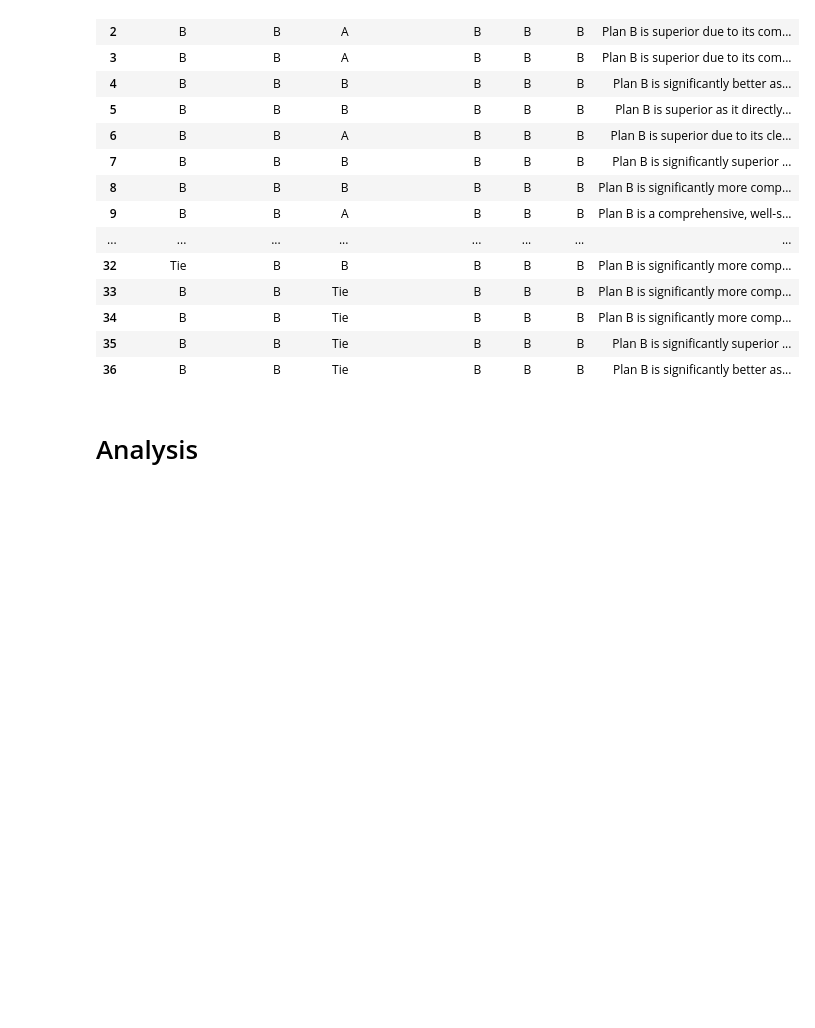
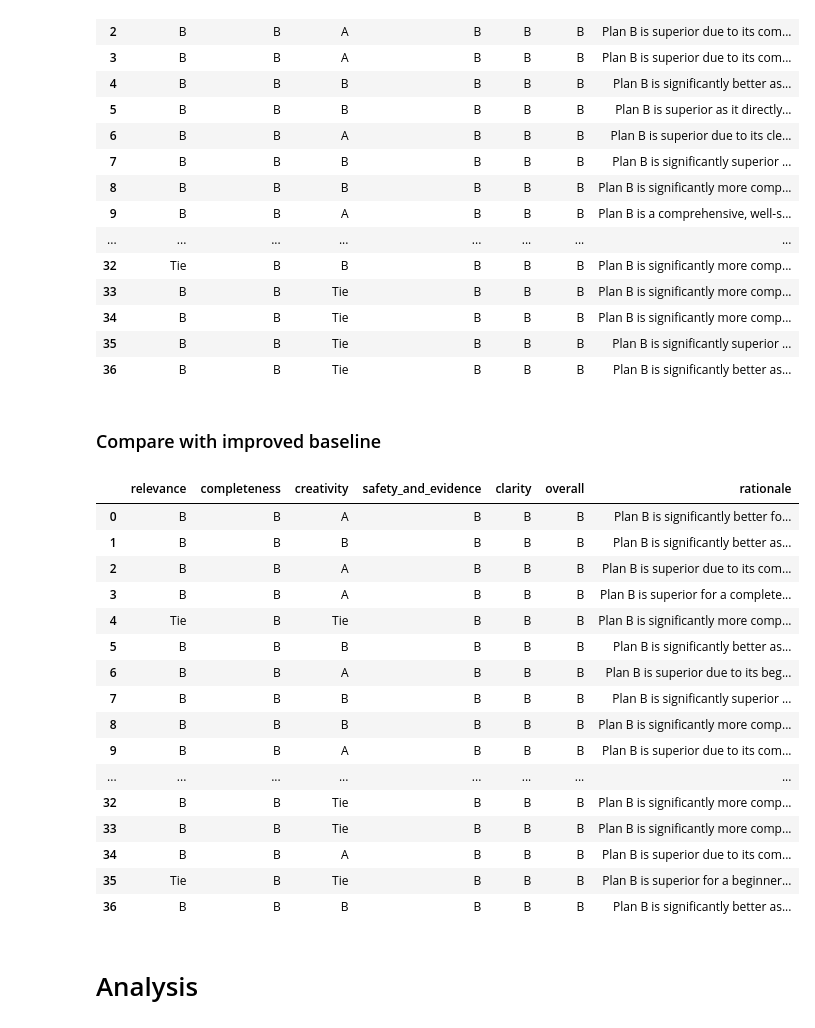
Before and after one commit to AlirezaAK2000/fitness-chatbot, a Jupyter notebook: eval.ipynb, the cells around one changed output. Cells and saved outputs as stored; diff of their text form; code cells hidden in the pictures; blank space fills up the shorter version.

Commit message:
Agent vs Baseline: second evaluation

```diff
--- a/eval.ipynb
+++ b/eval.ipynb
@@ -327,3 +373,32 @@ judges_df
 # %%
 records_df.to_csv('./data/records.csv', index=False)
 judges_df.to_csv('./data/judges.csv', index=False)
+# %% [markdown]
+### Compare with improved baseline
+# %%
+judges = []
+for i, user in records_df.iterrows():
+    j = judge(user['query'], master_df['improved_text'][i], user['agent_plan']).model_dump()
+    time.sleep(10)
+    judges.append(j)
+judges_df_2 = pd.DataFrame(judges)
+# %%
+judges_df_2
+# %% [output]
+|  | relevance | completeness | creativity | safety_and_evidence | clarity | overall | rationale |
+| 0 | B | B | A | B | B | B | Plan B is significantly better fo... |
+| 1 | B | B | B | B | B | B | Plan B is significantly better as... |
+| 2 | B | B | A | B | B | B | Plan B is superior due to its com... |
+| 3 | B | B | A | B | B | B | Plan B is superior for a complete... |
+| 4 | Tie | B | Tie | B | B | B | Plan B is significantly more comp... |
+| 5 | B | B | B | B | B | B | Plan B is significantly better as... |
+| 6 | B | B | A | B | B | B | Plan B is superior due to its beg... |
+| 7 | B | B | B | B | B | B | Plan B is significantly superior ... |
+| 8 | B | B | B | B | B | B | Plan B is significantly more comp... |
+| 9 | B | B | A | B | B | B | Plan B is superior due to its com... |
+| ... | ... | ... | ... | ... | ... | ... | ... |
+| 32 | B | B | Tie | B | B | B | Plan B is significantly more comp... |
+| 33 | B | B | Tie | B | B | B | Plan B is significantly more comp... |
+| 34 | B | B | A | B | B | B | Plan B is superior due to its com... |
+| 35 | Tie | B | Tie | B | B | B | Plan B is superior for a beginner... |
+| 36 | B | B | B | B | B | B | Plan B is significantly better as... |
```
Also changed, not shown: parts of 11 cells of this notebook, 2 other files.
